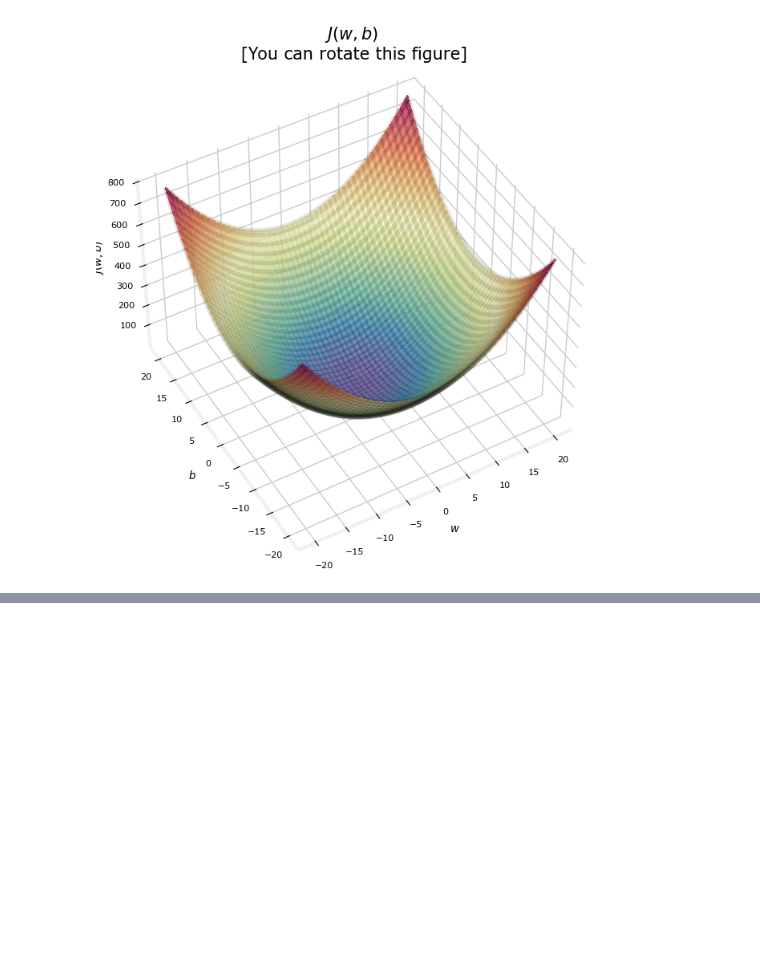
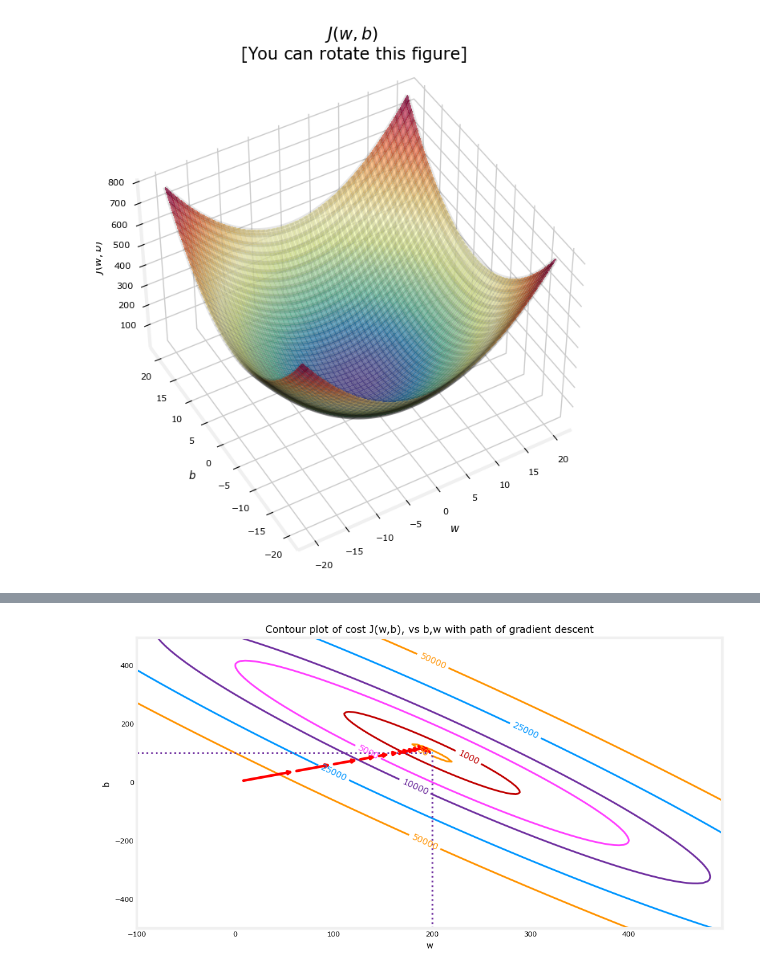
Before and after one commit to Hafsa518/Sample, a Jupyter notebook: ML in AI/Untitled.ipynb, the cells around one changed output, grey strips where cells are left out. Saved outputs shown, nothing was run; the diff lists cells and outputs as text; code cells hidden in the pictures; blank space fills up the shorter version.

```diff
--- a/ML in AI/Untitled.ipynb
+++ b/ML in AI/Untitled.ipynb
@@ -111,0 +212,5 @@ soup_bowl()
+# %%
+fig, ax = plt.subplots(1,1, figsize=(12, 6))
+plt_contour_wgrad(x_train, y_train, p_hist, ax)
+# %% [output]
+[figure, added]
```
Also changed, not shown: parts of 12 cells of this notebook.
